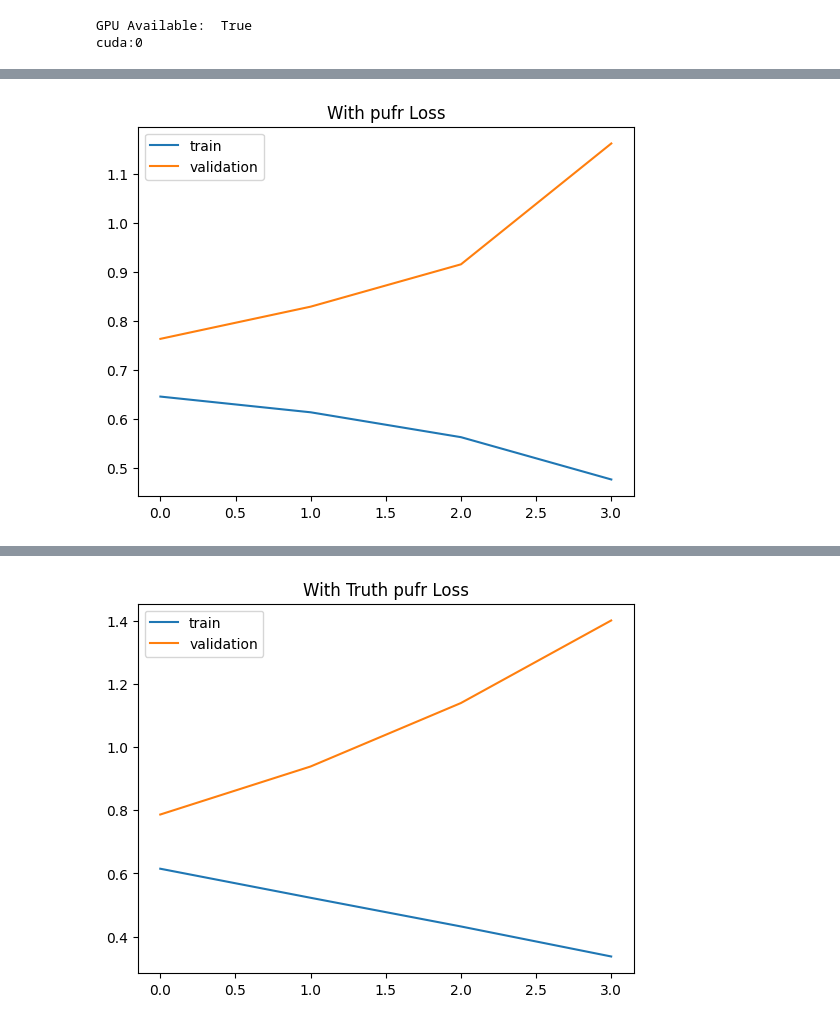
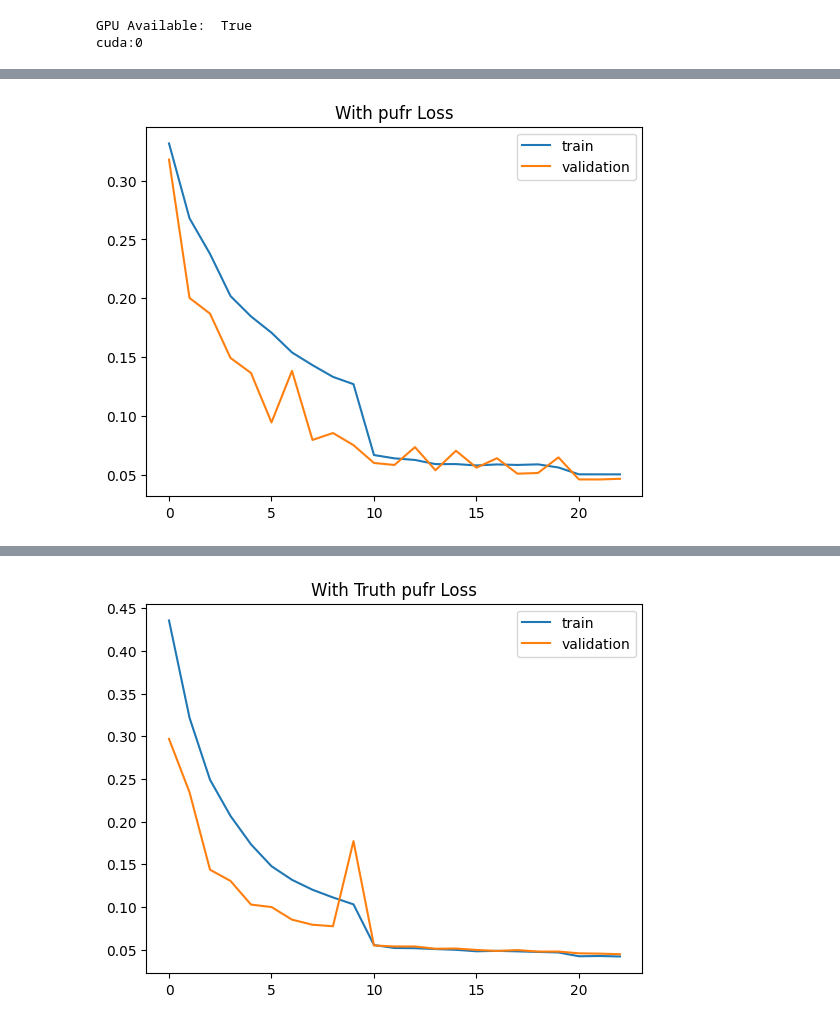
Before and after one commit to LukeV37/Pileup_Project, a Jupyter notebook: analysis/DiHiggs_4b_Attention_Classifier_PRED_PUFR.ipynb, the cells around one changed output, grey strips where cells are left out. Saved outputs shown, nothing was run; the diff lists cells and outputs as text; code cells hidden in the pictures.

```diff
--- a/analysis/DiHiggs_4b_Attention_Classifier_PRED_PUFR.ipynb
+++ b/analysis/DiHiggs_4b_Attention_Classifier_PRED_PUFR.ipynb
@@ -122,7 +122,7 @@ print()
 GPU Available:  True
 cuda:0
 # %%
-model = torch.load("../models/PUFNN_diHiggs.torch")
+model = torch.load("../models/results/PUFNN.torch")
 
 PUFrANN = model.to(device)
 # %%
@@ -275,9 +331,10 @@ class Model2(nn.Module):
     def __init__(self, in_feats, hidden_feats, out_feats):
         super(Model2, self).__init__()
         self.jet_preprocess = nn.Linear(in_feats,hidden_feats)
-        self.encoder1 = Encoder2(hidden_feats,num_heads=4)
-        self.encoder2 = Encoder2(hidden_feats,num_heads=4)
-        self.encoder3 = Encoder2(hidden_feats,num_heads=4)
+        self.encoder1 = Encoder2(hidden_feats,num_heads=1)
+        self.encoder2 = Encoder2(hidden_feats,num_heads=1)
+        self.encoder3 = Encoder2(hidden_feats,num_heads=1)
+        self.jet_postprocess = nn.Linear(hidden_feats,hidden_feats)
         self.jet_classifier = nn.Linear(hidden_feats,out_feats)
     def forward(self, jet_feats):
         # Preprocess Jet Feats
@@ -289,7 +346,8 @@ class Model2(nn.Module):
         jet_embedding, jet_weights = self.encoder3(jet_embedding,jet_embedding,jet_embedding)
 
         # Aggregate and Classify
-        jet_aggregated = jet_embedding.amax(dim=0)
+        jet_aggregated = jet_embedding.sum(dim=0)
+        jet_aggregated = F.gelu(self.jet_postprocess(jet_aggregated))
         output = F.sigmoid(self.jet_classifier(jet_aggregated))
         return output
 # %%
@@ -298,6 +356,7 @@ def train(model, optimizer, data, epochs=20):
 
     history = {'train_loss':[],'test_loss':[]}
 
+    scheduler = torch.optim.lr_scheduler.StepLR(optimizer, step_size=10, gamma=0.1)
     for e in range(epochs):
         cum_loss_train = []
         cum_loss_val = []
@@ -318,6 +377,8 @@ def train(model, optimizer, data, epochs=20):
             loss = loss_fn(y_pred,y_val[event].to(device))
             cum_loss_val.append(loss.detach().cpu().numpy())
 
+        scheduler.step()
+
         history['train_loss'].append(np.mean(cum_loss_train))
         history['test_loss'].append(np.mean(cum_loss_val))
 
@@ -336,13 +397,13 @@ cuda:0
 # Use BinaryCrossEntropy for binary classification
 loss_fn = nn.BCELoss()
 
-Epochs = 20
+Epochs = 2
 
 # Train model with pt,eta,phi,m,pufr
 print("Training with PUFR")
-PUFR = Model2(5,16,1).to(device)
-optimizer_pufr = optim.Adam(PUFR.parameters(), lr=0.0001)
-data = [X_train_pufr, y_train, X_val_pufr, y_train]
+PUFR = Model2(5,32,1).to(device)
+optimizer_pufr = optim.AdamW(PUFR.parameters(), lr=0.0001)
+data = [X_train_pufr, y_train, X_val_pufr, y_val]
 PUFR_history = train(PUFR, optimizer_pufr, data, epochs=Epochs)
 plt.plot(PUFR_history['train_loss'],label='train')
 plt.plot(PUFR_history['test_loss'],label='validation')
@@ -353,9 +414,9 @@ print()
 
 # Train model with pt,eta,phi,m,truth
 print("Training with Truth")
-Truth = Model2(5,16,1).to(device)
-optimizer_truth = optim.Adam(Truth.parameters(), lr=0.0001)
-data = [X_train_truth, y_train, X_val_truth, y_train]
+Truth = Model2(5,32,1).to(device)
+optimizer_truth = optim.AdamW(Truth.parameters(), lr=0.0001)
+data = [X_train_truth, y_train, X_val_truth, y_val]
 Truth_history = train(Truth, optimizer_truth, data, epochs=Epochs)
 plt.plot(Truth_history['train_loss'],label='train')
 plt.plot(Truth_history['test_loss'],label='validation')
@@ -366,9 +427,9 @@ print()
 
 # Train model with pt,eta,phi,m
 print("Training Baseline")
-Baseline = Model2(4,16,1).to(device)
-optimizer_baseline = optim.Adam(Baseline.parameters(), lr=0.0001)
-data = [X_train_baseline, y_train, X_val_baseline, y_train]
+Baseline = Model2(4,32,1).to(device)
+optimizer_baseline = optim.AdamW(Baseline.parameters(), lr=0.0001)
+data = [X_train_baseline, y_train, X_val_baseline, y_val]
 Baseline_history = train(Baseline, optimizer_baseline, data, epochs=Epochs)
 plt.plot(Baseline_history['train_loss'],label='train')
 plt.plot(Baseline_history['test_loss'],label='validation')
@@ -398,11 +453,11 @@ Epoch: 4        Train Loss: 0.6354      Val Loss: 0.7478
 # %%
-train_more=False
+train_more=True
 if train_more:
-    Epochs = 2
+    Epochs = 23
 
     # Train model with pt,eta,phi,m,pufr
     print("Training with PUFR")
-    data = [X_train_pufr, y_train, X_val_pufr, y_train]
+    data = [X_train_pufr, y_train, X_val_pufr, y_val]
     PUFR_history2 = train(PUFR, optimizer_pufr, data, epochs=Epochs)
     PUFR_history['train_loss'] = np.concatenate([PUFR_history['train_loss'],PUFR_history2['train_loss']], axis=0)
     PUFR_history['test_loss'] = np.concatenate([PUFR_history['test_loss'],PUFR_history2['test_loss']], axis=0)
@@ -414,7 +469,7 @@ if train_more:
 
     # Train model with pt,eta,phi,m,pufr
     print("Training with Truth PUFR")
-    data = [X_train_truth, y_train, X_val_truth, y_train]
+    data = [X_train_truth, y_train, X_val_truth, y_val]
     Truth_history2 = train(Truth, optimizer_truth, data, epochs=Epochs)
     Truth_history['train_loss'] = np.concatenate([Truth_history['train_loss'],Truth_history2['train_loss']], axis=0)
     Truth_history['test_loss'] = np.concatenate([Truth_history['test_loss'],Truth_history2['test_loss']], axis=0)
@@ -425,7 +480,7 @@ if train_more:
     plt.show()
 
     print("Training Baseline")
-    data = [X_train_baseline, y_train, X_val_baseline, y_train]
+    data = [X_train_baseline, y_train, X_val_baseline, y_val]
     Baseline_history2 = train(Baseline, optimizer_baseline, data, epochs=Epochs)
     Baseline_history['train_loss'] = np.concatenate([Baseline_history['train_loss'],Baseline_history2['train_loss']], axis=0)
     Baseline_history['test_loss'] = np.concatenate([Baseline_history['test_loss'],Baseline_history2['test_loss']], axis=0)
@@ -441,2 +510,2 @@ Epoch: 2        Train Loss: 0.4761      Val Loss: 1.1628
-[figure, old version]
+[figure, new version]
 Training with Truth PUFR
@@ -445,2 +528,2 @@ Epoch: 2        Train Loss: 0.3368      Val Loss: 1.4006
-[figure, old version]
+[figure, new version]
 Training Baseline
```
Also changed, not shown: parts of 10 cells of this notebook.
